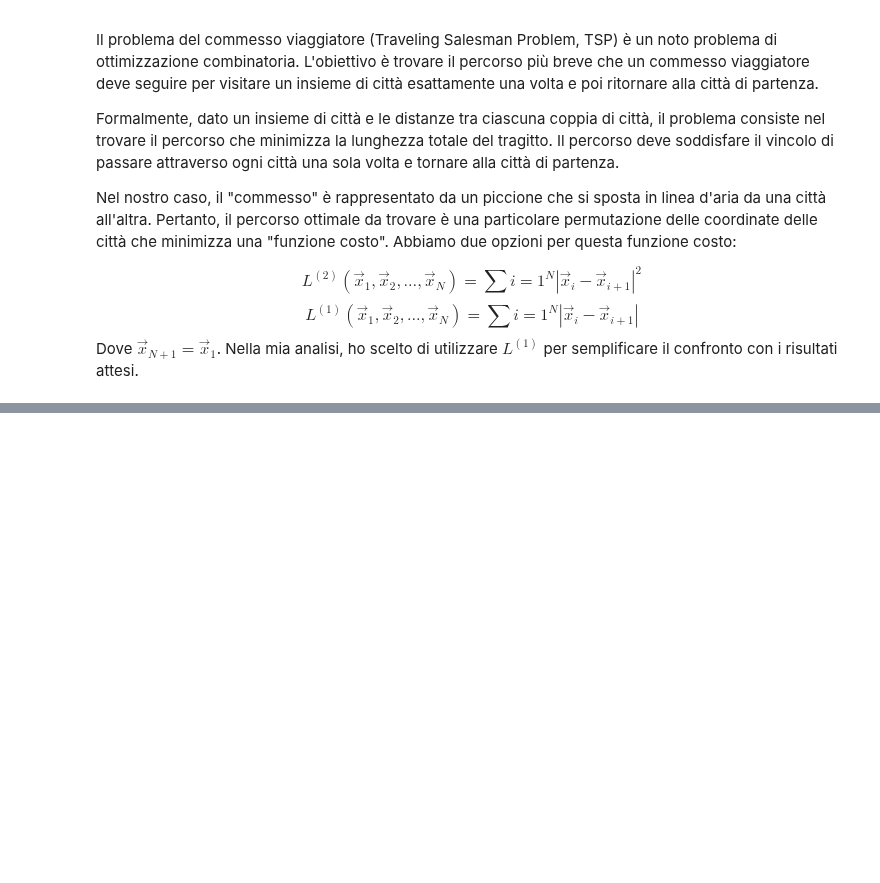
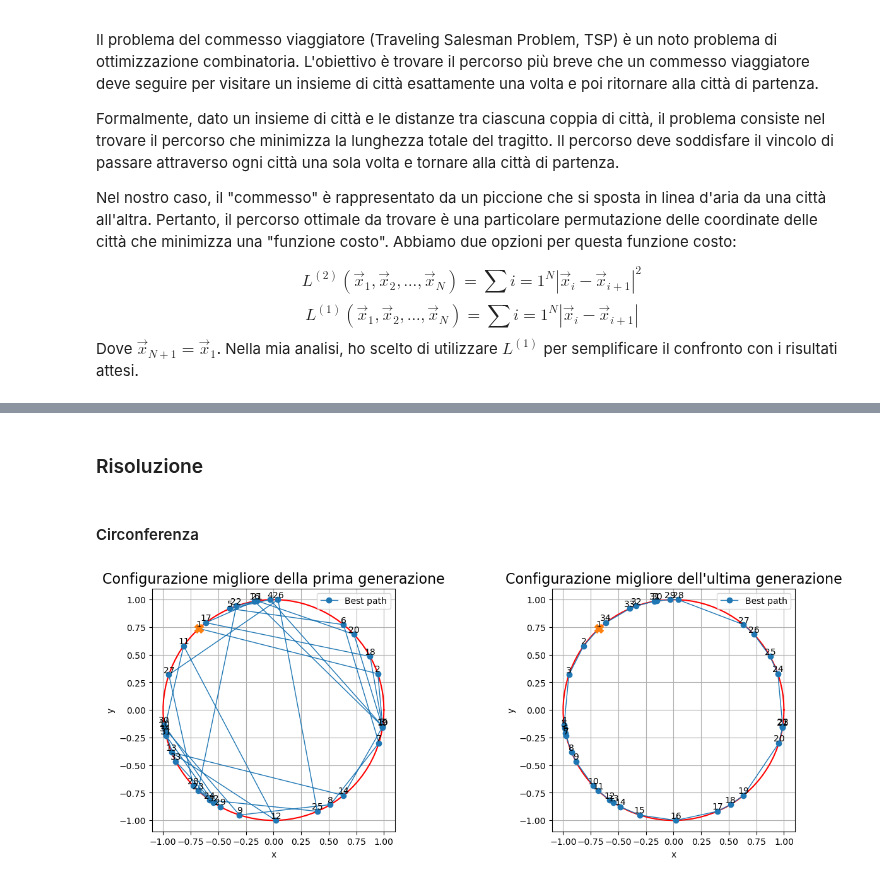
Before and after one commit to matteopicciolini/Numeric-Simulation-Laboratory, a Jupyter notebook: JupyterNotebooks/Exercises_09.ipynb, the cells around one changed output, grey strips where cells are left out. Cells and saved outputs as stored; diff of their text form; code cells hidden in the pictures; blank space fills up the shorter version.

```diff
--- a/JupyterNotebooks/Exercises_09.ipynb
+++ b/JupyterNotebooks/Exercises_09.ipynb
@@ -36,0 +104,40 @@ Dove $\vec{x}_{N+1}=\vec{x}_1$. Nella mia analisi, ho scelto di utilizzare $L^{(
+# %% [markdown]
+### Risoluzione
+# %% [markdown]
+#### Circonferenza
+# %%
+fig, axs = plt.subplots(1, 2, figsize = (15, 5))
+
+theta = np.linspace(0, 2 * np.pi, 100)
+x_c = np.cos(theta)
+y_c = np.sin(theta)
+axs[0].plot(x_c, y_c, c = 'red')
+
+x, y = np.loadtxt("../Data/09.1_circ_city_coord_001.dat", usecols = (0, 1), delimiter = ' ', unpack = True)
+axs[0].plot(x, y, marker = "o", lw = "1",  label = 'Best path')
+for i in range(len(x)):
+    axs[0].text(x[i], y[i], str(i + 1), ha = 'center', va = 'bottom')
+axs[0].plot(x[0], y[0], marker = "X", markersize = 10)
+axs[0].set_ylabel('y')
+axs[0].set_xlabel('x')
+axs[0].grid(True)
+axs[0].set_title('Configurazione migliore della prima generazione', fontsize = 16)
+axs[0].set_aspect('equal')
+axs[0].legend();
+
+
+axs[1].plot(x_c, y_c, c = 'red')
+x, y = np.loadtxt("../Data/09.1_circ_city_coord_500.dat", usecols = (0, 1), delimiter = ' ', unpack = True)
+plt.plot(x, y, marker = "o", lw = "1",  label = 'Best path')
+for i in range(len(x)):
+    axs[1].text(x[i], y[i], str(i + 1), ha = 'center', va = 'bottom')
+axs[1].plot(x[0], y[0], marker = "X", markersize = 10)
+axs[1].set_ylabel('y')
+axs[1].set_xlabel('x')
+axs[1].grid(True)
+axs[1].set_title("Configurazione migliore dell'ultima generazione", fontsize = 16)
+axs[1].set_aspect('equal')
+axs[1].legend(loc = "upper right");
+plt.show()
+# %% [output]
+[figure, added]
```
Also changed, not shown: parts of 9 cells of this notebook, 14 other files.
